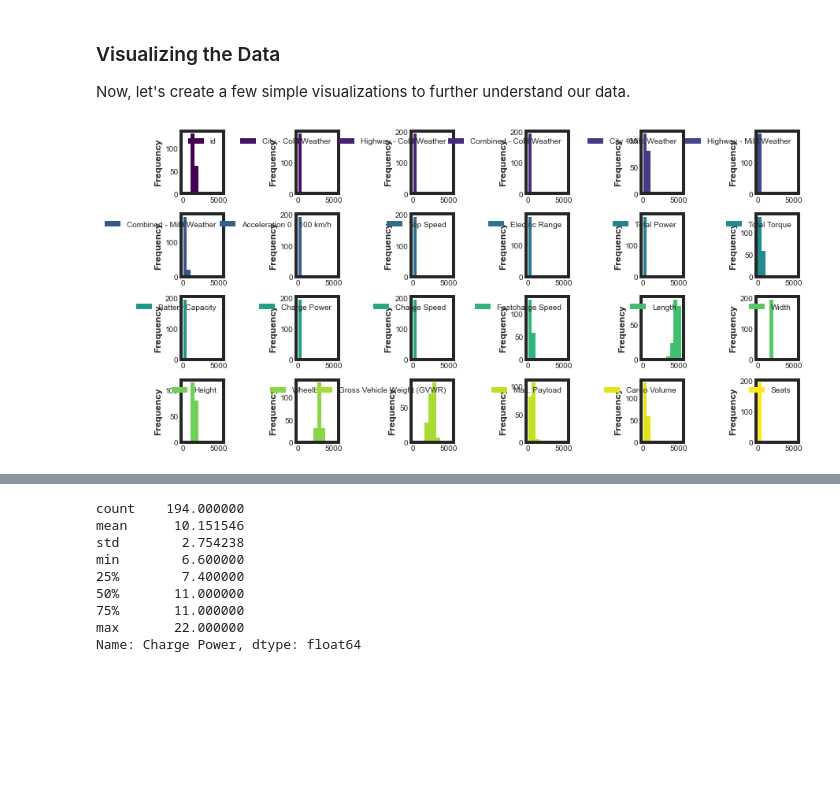
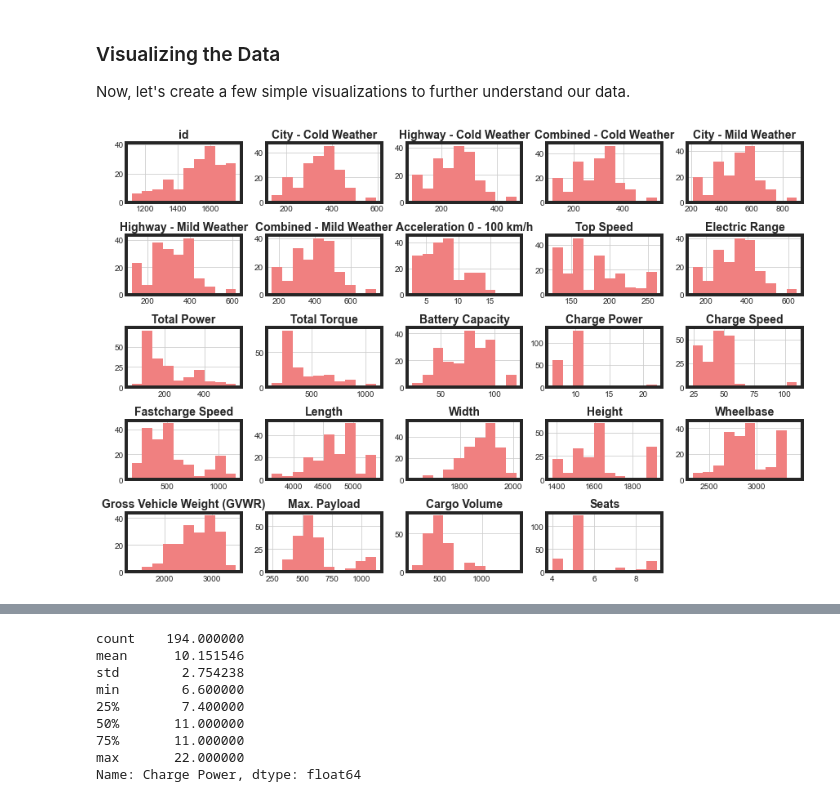
Before and after one commit to joshfuchs/DataScience_projects, a Jupyter notebook: electric_vehicles.ipynb, the cells around one changed output, grey strips where cells are left out. Cells and saved outputs as stored; diff of their text form; code cells hidden in the pictures; blank space fills up the shorter version.

```diff
--- a/electric_vehicles.ipynb
+++ b/electric_vehicles.ipynb
@@ -189,10 +199,7 @@ We have zero missing values. Nearly all of the values are already numerical. The
 ### Visualizing the Data
 
 Now, let's create a few simple visualizations to further understand our data.
-# %%
-
-ev.plot.hist(subplots=True,legend=True,layout = (4,6),figsize=(12,6),
-            sharex=False,colormap='viridis')
-plt.show()
-# %% [output]
-[figure, removed]
+# %%
+histograms = ev.hist(figsize=(12,8),color='lightcoral')
+# %% [output]
+[figure, added]
```
Also changed, not shown: parts of 22 cells of this notebook.
